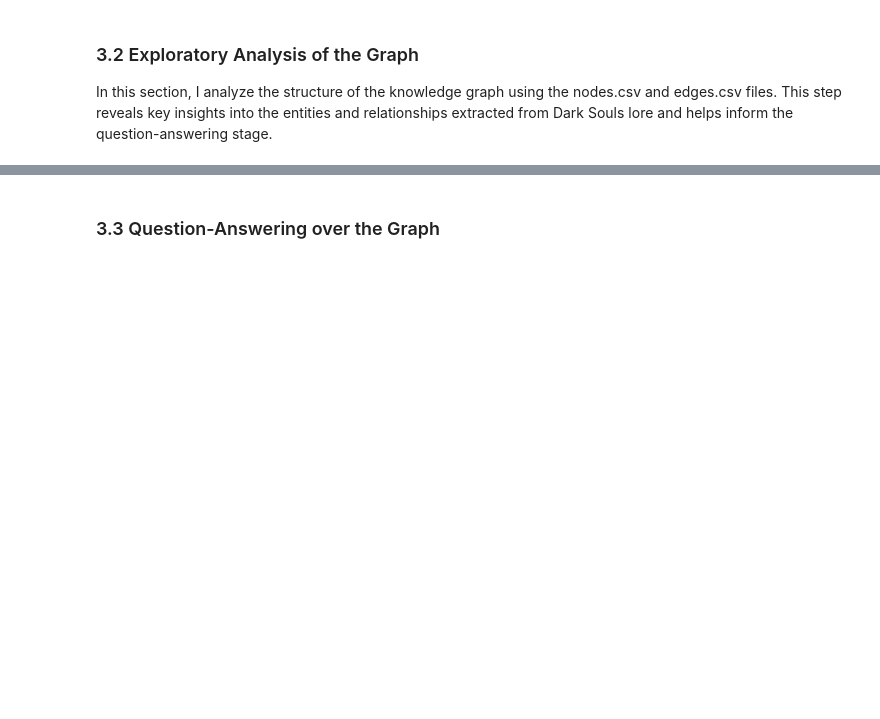
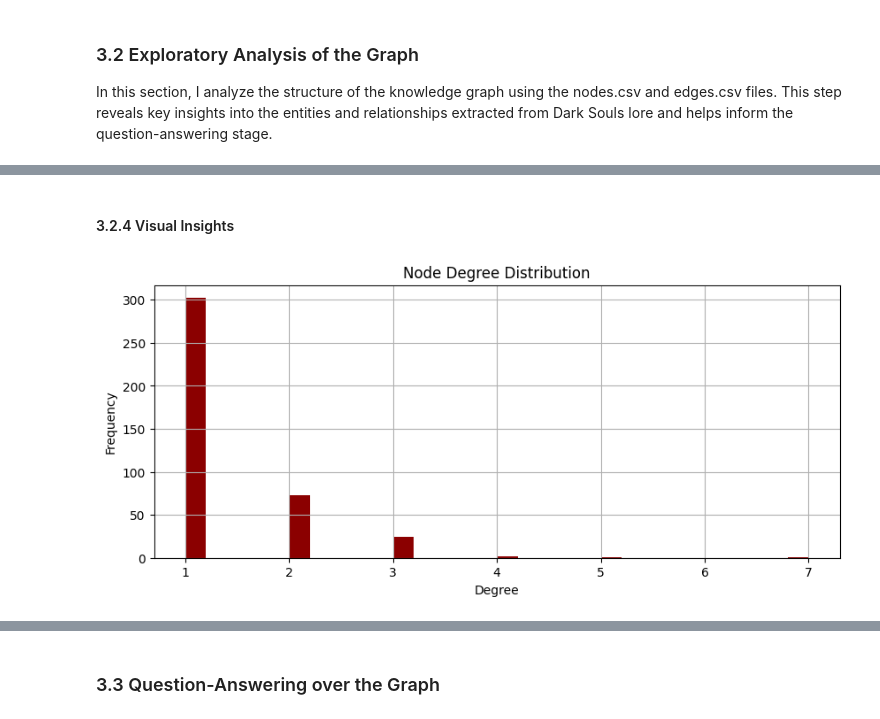
Before and after one commit to ninamcunha/dark-souls-knowledge-graph, a Jupyter notebook: Cloudwalk Case.ipynb, the cells around one changed output, grey strips where cells are left out. Drawn from its saved outputs; the diff is of its cells as text; code cells hidden in the pictures; blank space fills up the shorter version.

```diff
--- a/Cloudwalk Case.ipynb
+++ b/Cloudwalk Case.ipynb
@@ -587,0 +607,13 @@ In this section, I analyze the structure of the knowledge graph using the nodes.
+# %%
+# Load CSV files
+nodes = pd.read_csv("nodes.csv")
+edges = pd.read_csv("edges.csv")
+
+# Basic stats
+print(f"Number of nodes: {len(nodes)}")
+print(f"Number of edges: {len(edges)}")
+
+# Most common relationship types
+relation_counts = edges["type"].value_counts().reset_index()
+relation_counts.columns = ["relation", "count"]
+relation_counts.head(10)
@@ -587,0 +642,16 @@ In this section, I analyze the structure of the knowledge graph using the nodes.
+# %%
+# Build directed graph
+G = nx.from_pandas_edgelist(
+    edges,
+    source="source",
+    target="target",
+    edge_attr="type",
+    create_using=nx.DiGraph()
+)
+
+# Compute degree for each node
+degree_df = pd.DataFrame(G.degree, columns=["node", "degree"])
+degree_df = degree_df.sort_values(by="degree", ascending=False)
+
+# Top 10 nodes by degree
+degree_df.head(10)
@@ -587,0 +722,13 @@ In this section, I analyze the structure of the knowledge graph using the nodes.
+# %% [markdown]
+#### 3.2.4 Visual Insights
+# %%
+# Plot degree distribution
+plt.figure(figsize=(10, 4))
+plt.hist(degree_df["degree"], bins=30, color='darkred')
+plt.title("Node Degree Distribution")
+plt.xlabel("Degree")
+plt.ylabel("Frequency")
+plt.grid(True)
+plt.show()
+# %% [output]
+[figure, added]
```
Also changed, not shown: parts of 44 cells of this notebook, 3 other files.
